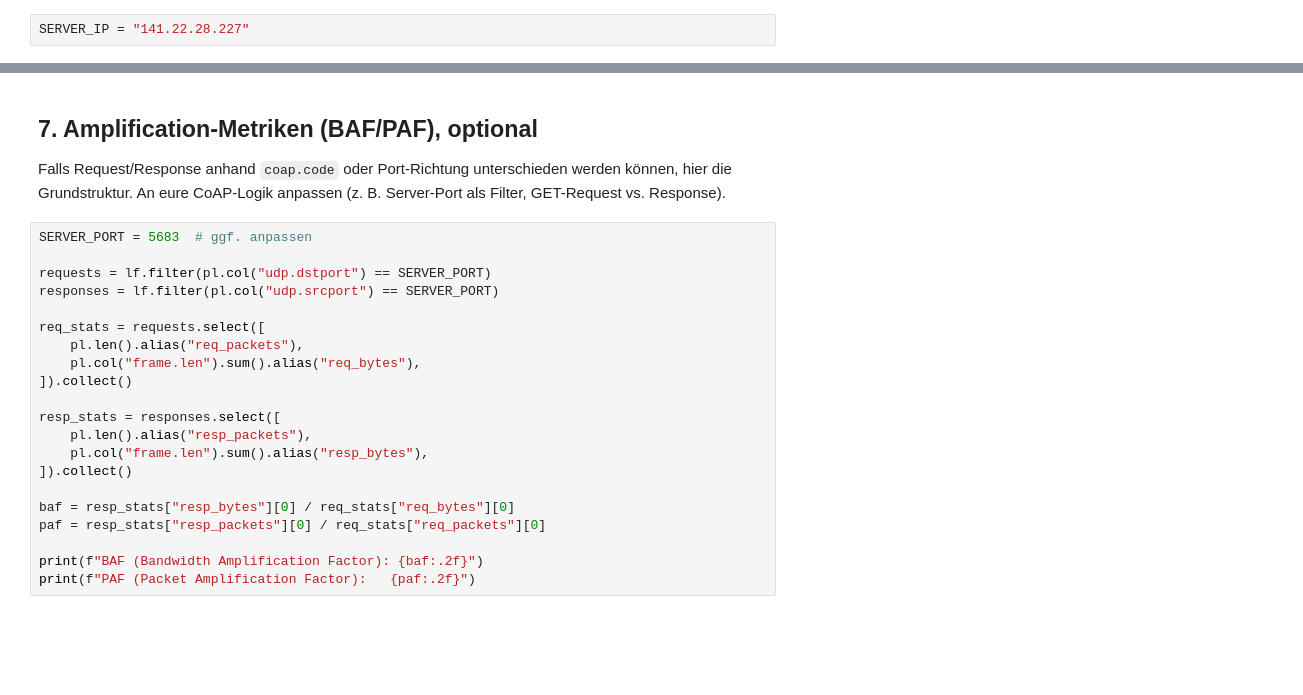
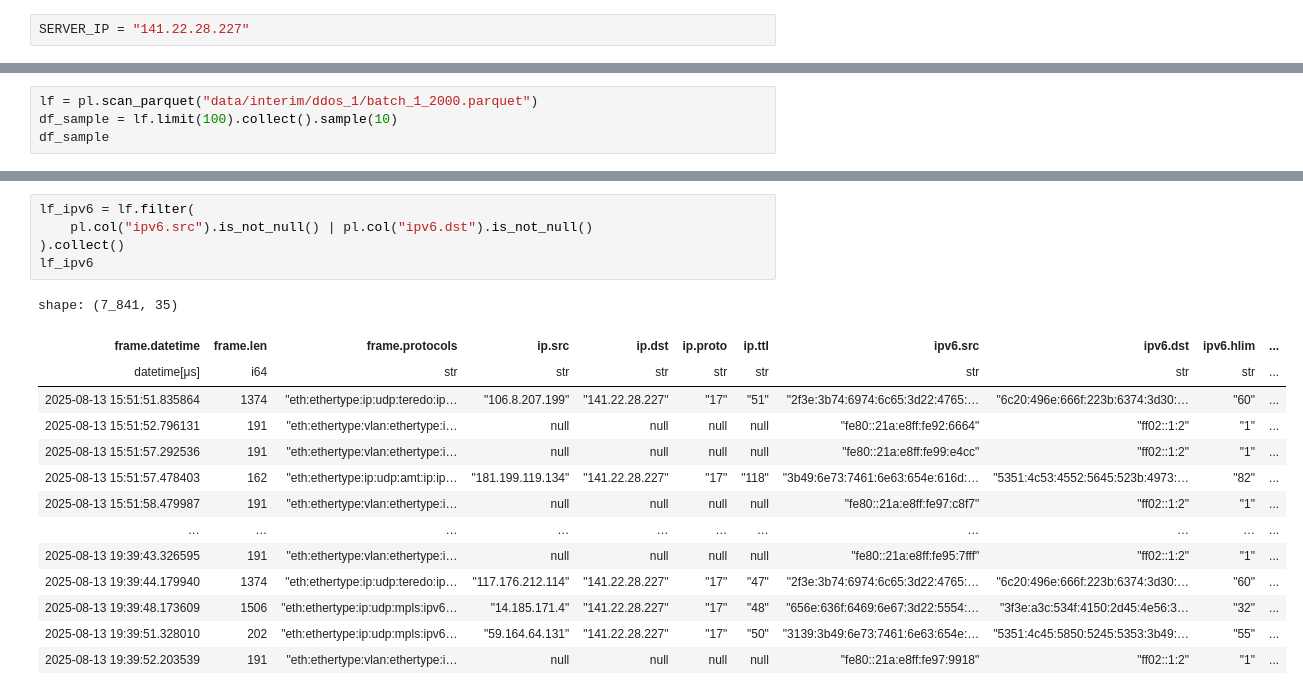
Before and after one commit to lukasseb/ddos_analysis, a Jupyter notebook: ddos_analyse.ipynb, the cells around one changed output, grey strips where cells are left out. Drawn from its saved outputs; the diff is of its cells as text; blank space fills up the shorter version.

```diff
--- a/ddos_analyse.ipynb
+++ b/ddos_analyse.ipynb
@@ -104,0 +53,4 @@ lf.head(10).collect()
+# %%
+lf = pl.scan_parquet("data/interim/ddos_1/batch_1_2000.parquet")
+df_sample = lf.limit(100).collect().sample(10)
+df_sample
@@ -202,25 +210,20 @@ top_talkers.head(20)
-# %% [markdown]
-## 7. Amplification-Metriken (BAF/PAF), optional
-
-Falls Request/Response anhand `coap.code` oder Port-Richtung unterschieden werden können, hier die Grundstruktur. An eure CoAP-Logik anpassen (z. B. Server-Port als Filter, GET-Request vs. Response).
-# %%
-SERVER_PORT = 5683  # ggf. anpassen
-
-requests = lf.filter(pl.col("udp.dstport") == SERVER_PORT)
-responses = lf.filter(pl.col("udp.srcport") == SERVER_PORT)
-
-req_stats = requests.select([
-    pl.len().alias("req_packets"),
-    pl.col("frame.len").sum().alias("req_bytes"),
-]).collect()
-
-resp_stats = responses.select([
-    pl.len().alias("resp_packets"),
-    pl.col("frame.len").sum().alias("resp_bytes"),
-]).collect()
-
-baf = resp_stats["resp_bytes"][0] / req_stats["req_bytes"][0]
-paf = resp_stats["resp_packets"][0] / req_stats["req_packets"][0]
-
-print(f"BAF (Bandwidth Amplification Factor): {baf:.2f}")
-print(f"PAF (Packet Amplification Factor):   {paf:.2f}")
+# %%
+lf_ipv6 = lf.filter(
+    pl.col("ipv6.src").is_not_null() | pl.col("ipv6.dst").is_not_null()
+).collect()
+lf_ipv6
+# %% [output]
+shape: (7_841, 35)
+| frame.datetime | frame.len | frame.protocols | ip.src | ip.dst | ip.proto | ip.ttl | ipv6.src | ipv6.dst | ipv6.hlim | ... |
+| datetime[μs] | i64 | str | str | str | str | str | str | str | str | ... |
+| 2025-08-13 15:51:51.835864 | 1374 | "eth:ethertype:ip:udp:teredo:ip… | "106.8.207.199" | "141.22.28.227" | "17" | "51" | "2f3e:3b74:6974:6c65:3d22:4765:… | "6c20:496e:666f:223b:6374:3d30:… | "60" | ... |
+| 2025-08-13 15:51:52.796131 | 191 | "eth:ethertype:vlan:ethertype:i… | null | null | null | null | "fe80::21a:e8ff:fe92:6664" | "ff02::1:2" | "1" | ... |
+| 2025-08-13 15:51:57.292536 | 191 | "eth:ethertype:vlan:ethertype:i… | null | null | null | null | "fe80::21a:e8ff:fe99:e4cc" | "ff02::1:2" | "1" | ... |
+| 2025-08-13 15:51:57.478403 | 162 | "eth:ethertype:ip:udp:amt:ip:ip… | "181.199.119.134" | "141.22.28.227" | "17" | "118" | "3b49:6e73:7461:6e63:654e:616d:… | "5351:4c53:4552:5645:523b:4973:… | "82" | ... |
+| 2025-08-13 15:51:58.479987 | 191 | "eth:ethertype:vlan:ethertype:i… | null | null | null | null | "fe80::21a:e8ff:fe97:c8f7" | "ff02::1:2" | "1" | ... |
+| … | … | … | … | … | … | … | … | … | … | ... |
+| 2025-08-13 19:39:43.326595 | 191 | "eth:ethertype:vlan:ethertype:i… | null | null | null | null | "fe80::21a:e8ff:fe95:7fff" | "ff02::1:2" | "1" | ... |
+| 2025-08-13 19:39:44.179940 | 1374 | "eth:ethertype:ip:udp:teredo:ip… | "117.176.212.114" | "141.22.28.227" | "17" | "47" | "2f3e:3b74:6974:6c65:3d22:4765:… | "6c20:496e:666f:223b:6374:3d30:… | "60" | ... |
+| 2025-08-13 19:39:48.173609 | 1506 | "eth:ethertype:ip:udp:mpls:ipv6… | "14.185.171.4" | "141.22.28.227" | "17" | "48" | "656e:636f:6469:6e67:3d22:5554:… | "3f3e:a3c:534f:4150:2d45:4e56:3… | "32" | ... |
+| 2025-08-13 19:39:51.328010 | 202 | "eth:ethertype:ip:udp:mpls:ipv6… | "59.164.64.131" | "141.22.28.227" | "17" | "50" | "3139:3b49:6e73:7461:6e63:654e:… | "5351:4c45:5850:5245:5353:3b49:… | "55" | ... |
+| 2025-08-13 19:39:52.203539 | 191 | "eth:ethertype:vlan:ethertype:i… | null | null | null | null | "fe80::21a:e8ff:fe97:9918" | "ff02::1:2" | "1" | ... |
```
Also changed, not shown: parts of 29 cells of this notebook, 7 other files.
